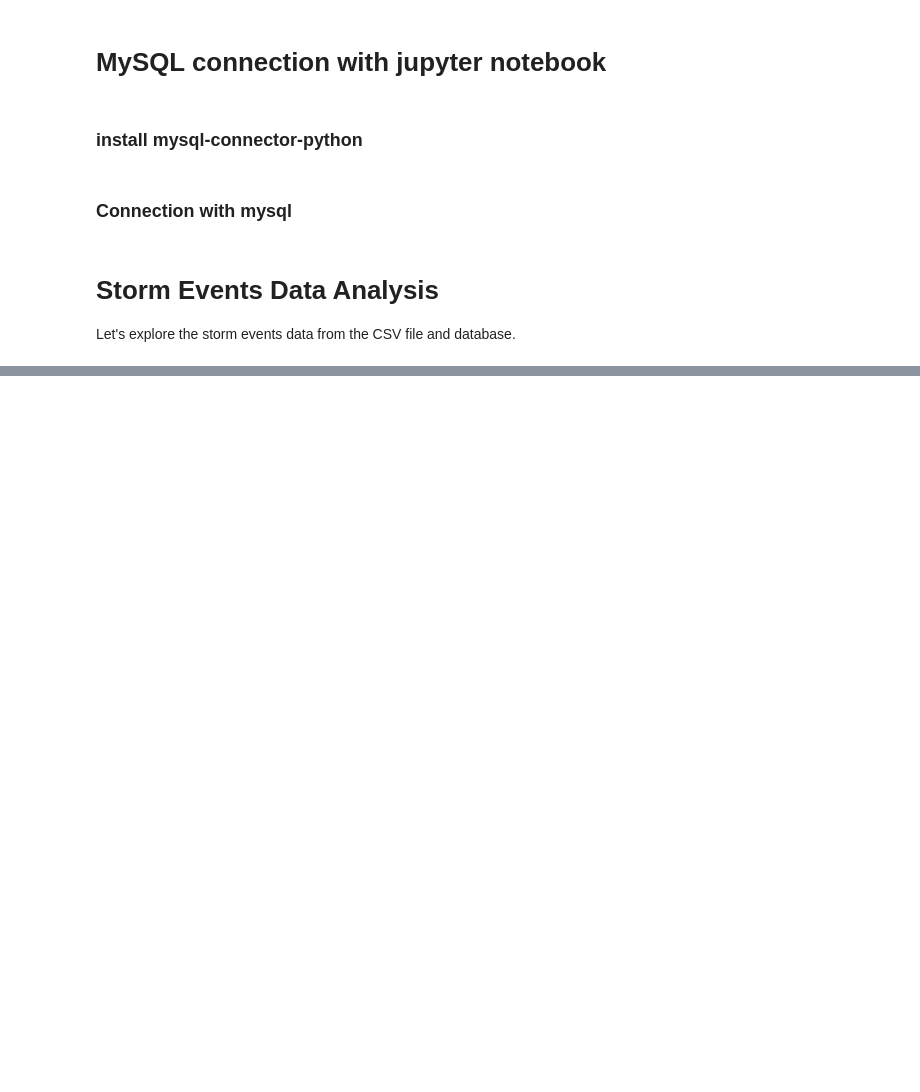
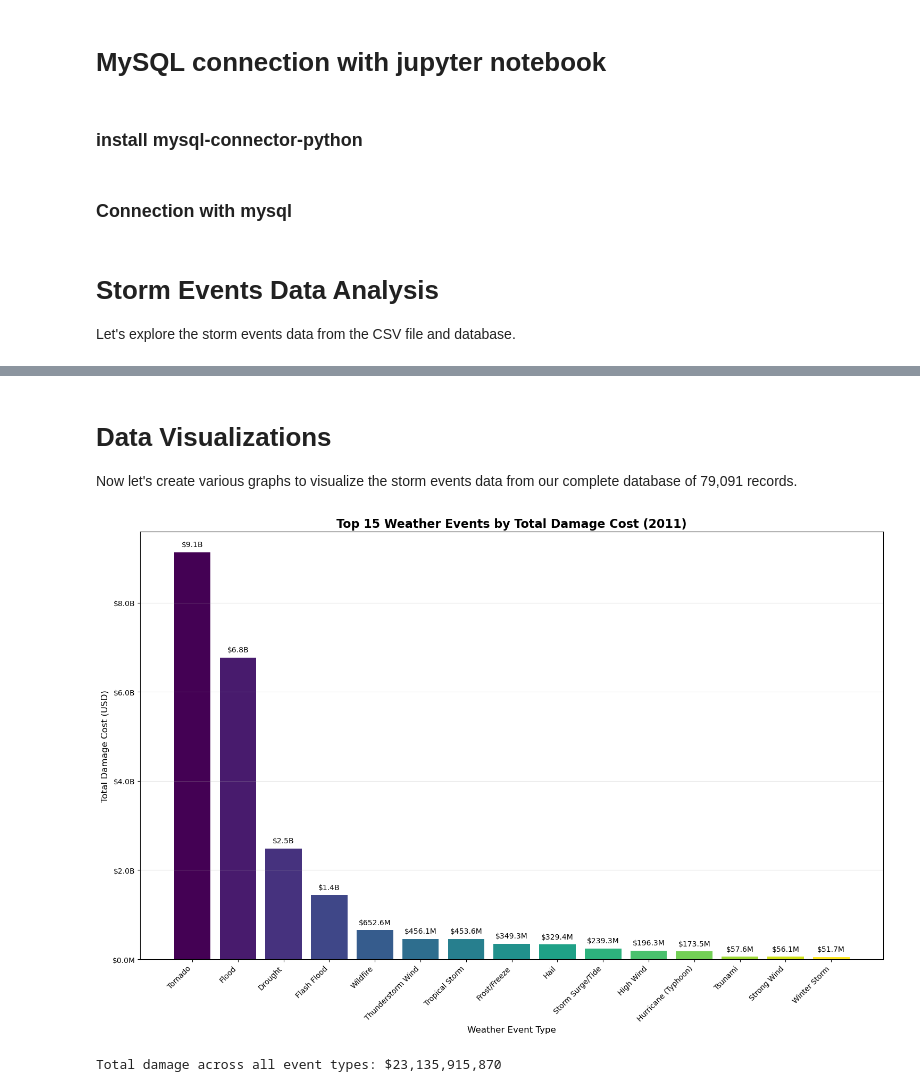
Before and after one commit to TribotCoder/Final-Project, a Jupyter notebook: cap4770_mysql.ipynb, the cells around one changed output, grey strips where cells are left out. Cells and saved outputs as stored; diff of their text form; code cells hidden in the pictures; blank space fills up the shorter version.

Commit message:
here are some graphs let me know if any others need to be done or if something needs to be edited

```diff
--- a/cap4770_mysql.ipynb
+++ b/cap4770_mysql.ipynb
@@ -112,0 +131,4 @@ print(damage_db)
+# %% [markdown]
+# Data Visualizations
+
+Now let's create various graphs to visualize the storm events data from our complete database of 79,091 records.
@@ -112,0 +138,47 @@ print(damage_db)
+# %%
+# Import visualization libraries
+import matplotlib.pyplot as plt
+import seaborn as sns
+import plotly.express as px
+import plotly.graph_objects as go
+from plotly.subplots import make_subplots
+
+# Set style for better looking plots
+plt.style.use('default')
+sns.set_palette("husl")
+plt.rcParams['figure.figsize'] = (12, 8)
+# %%
+# Graph 1: Total Damage Costs by Event Type (Bar Chart)
+plt.figure(figsize=(15, 10))
+
+# Get top 15 most damaging event types for better readability
+top_damage = damage_db.head(15)
+
+# Create bar plot
+bars = plt.bar(range(len(top_damage)), top_damage['total'],
+               color=plt.cm.viridis(np.linspace(0, 1, len(top_damage))))
+
+# Customize the plot
+plt.title('Top 15 Weather Events by Total Damage Cost (2011)', fontsize=16, fontweight='bold')
+plt.xlabel('Weather Event Type', fontsize=12)
+plt.ylabel('Total Damage Cost (USD)', fontsize=12)
+plt.xticks(range(len(top_damage)), top_damage['event_type'], rotation=45, ha='right')
+
+# Format y-axis to show values in millions/billions
+plt.gca().yaxis.set_major_formatter(plt.FuncFormatter(lambda x, p: f'${x/1e6:.1f}M' if x < 1e9 else f'${x/1e9:.1f}B'))
+
+# Add value labels on top of bars
+for i, bar in enumerate(bars):
+    height = bar.get_height()
+    plt.text(bar.get_x() + bar.get_width()/2., height + max(top_damage['total'])*0.01,
+             f'${height/1e6:.1f}M' if height < 1e9 else f'${height/1e9:.1f}B',
+             ha='center', va='bottom', fontsize=10)
+
+plt.tight_layout()
+plt.grid(axis='y', alpha=0.3)
+plt.show()
+
+print(f"Total damage across all event types: ${damage_db['total'].sum():,.0f}")
+# %% [output]
+[figure, added]
+Total damage across all event types: $23,135,915,870
```
Also changed, not shown: parts of 6 cells of this notebook.
